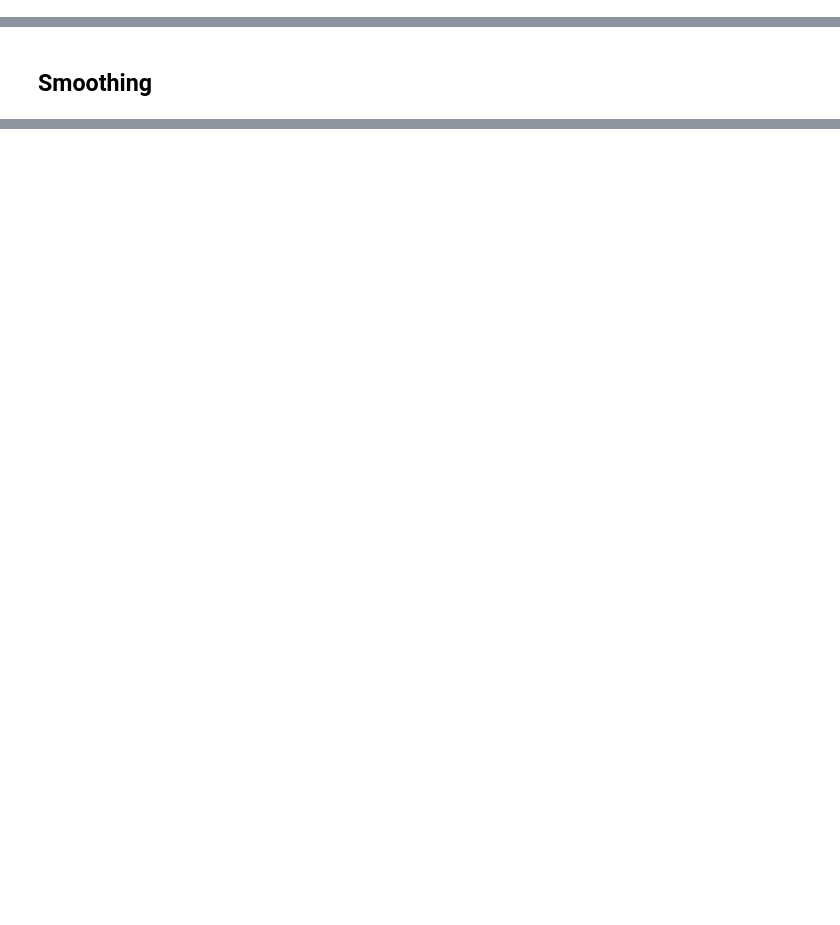
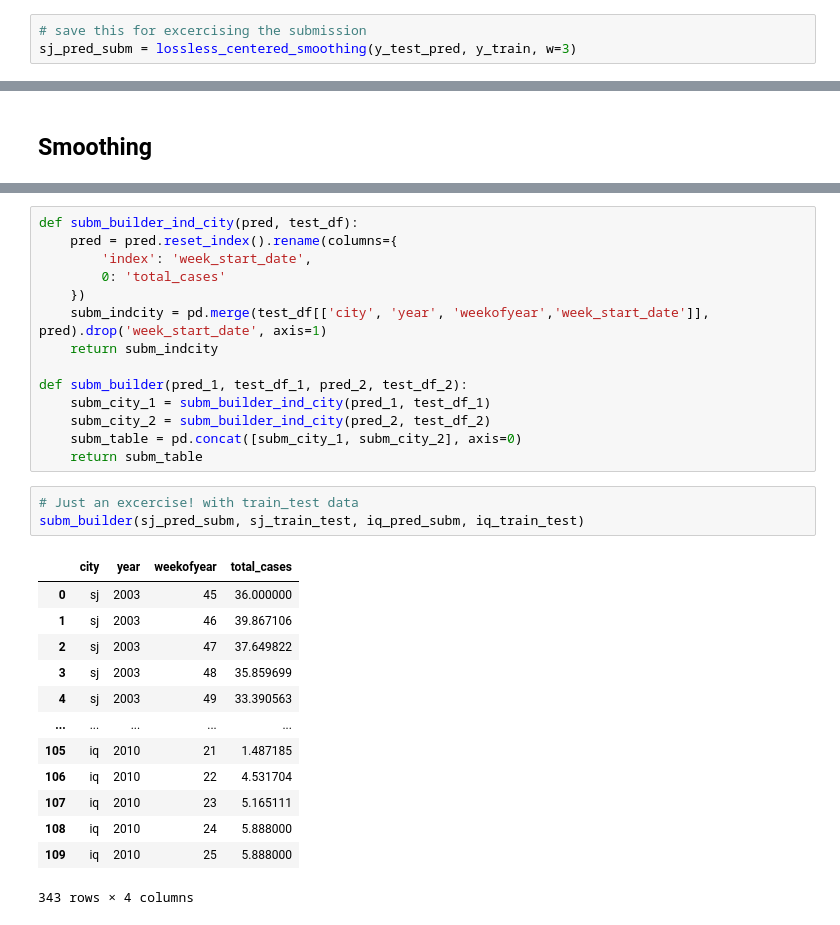
Before and after one commit to Octodon-D/DenguePred, a Jupyter notebook: seasonal_model_random_forest.ipynb, the cells around one changed output, grey strips where cells are left out. Saved outputs shown, nothing was run; the diff lists cells and outputs as text; blank space fills up the shorter version.

```diff
--- a/seasonal_model_random_forest.ipynb
+++ b/seasonal_model_random_forest.ipynb
@@ -433,4 +433,7 @@ Explained variance: 0.587
 --------------------
+# %%
+# save this for excercising the submission
+sj_pred_subm = lossless_centered_smoothing(y_test_pred, y_train, w=3)
 # %% [markdown]
 # Iquitos
 # %% [markdown]
@@ -727,0 +754,31 @@ Explained variance: 0.499
+# %%
+def subm_builder_ind_city(pred, test_df):
+    pred = pred.reset_index().rename(columns={
+        'index': 'week_start_date',
+        0: 'total_cases'
+    })
+    subm_indcity = pd.merge(test_df[['city', 'year', 'weekofyear','week_start_date']], pred).drop('week_start_date', axis=1)
+    return subm_indcity
+
+def subm_builder(pred_1, test_df_1, pred_2, test_df_2):
+    subm_city_1 = subm_builder_ind_city(pred_1, test_df_1)
+    subm_city_2 = subm_builder_ind_city(pred_2, test_df_2)
+    subm_table = pd.concat([subm_city_1, subm_city_2], axis=0)
+    return subm_table
+# %%
+# Just an excercise! with train_test data
+subm_builder(sj_pred_subm, sj_train_test, iq_pred_subm, iq_train_test)
+# %% [output]
+|  | city | year | weekofyear | total_cases |
+| 0 | sj | 2003 | 45 | 36.000000 |
+| 1 | sj | 2003 | 46 | 39.867106 |
+| 2 | sj | 2003 | 47 | 37.649822 |
+| 3 | sj | 2003 | 48 | 35.859699 |
+| 4 | sj | 2003 | 49 | 33.390563 |
+| ... | ... | ... | ... | ... |
+| 105 | iq | 2010 | 21 | 1.487185 |
+| 106 | iq | 2010 | 22 | 4.531704 |
+| 107 | iq | 2010 | 23 | 5.165111 |
+| 108 | iq | 2010 | 24 | 5.888000 |
+| 109 | iq | 2010 | 25 | 5.888000 |
+343 rows × 4 columns
```
Also changed, not shown: parts of 13 cells of this notebook.
